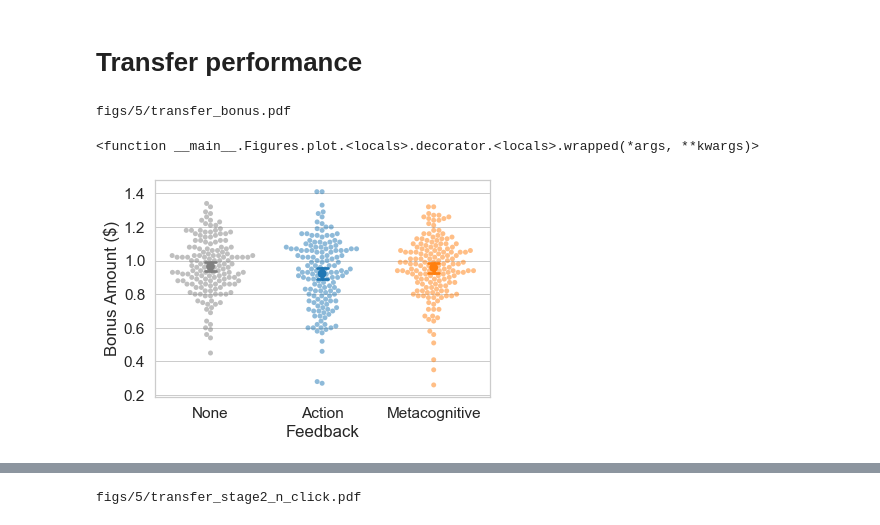
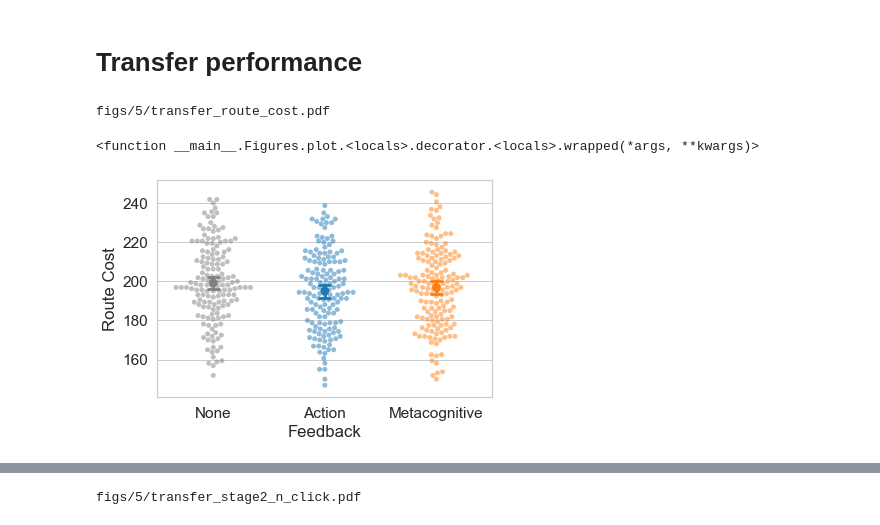
Before and after one commit to fredcallaway/ai-for-improving-human-planning, a Jupyter notebook: analysis/exp5.ipynb, the cells around one changed output, grey strips where cells are left out. Saved outputs shown, nothing was run; the diff lists cells and outputs as text; code cells hidden in the pictures.

```diff
--- a/analysis/exp5.ipynb
+++ b/analysis/exp5.ipynb
@@ -58,6 +58,9 @@ pdf['bonus'] = bonus
 stage2['n_click'] = stage2.reveals.apply(len)
 pdf['stage1_n_click'] = stage1.groupby('wid').n_clicks.mean()
 pdf['stage2_n_click'] = stage2.groupby('wid').n_click.mean()
+pdf['route_cost'] = stage2.groupby('wid').route_cost.mean()
+
+nice_names['route_cost'] = 'Route Cost'
 # %% [markdown]
 # Demographics
 # %%
@@ -112,9 +115,9 @@ def plot_transfer(outcome):
     plt.ylabel(nice_names[outcome])
     # test = 'Test' if EXPERIMENT == 1 else 'Transfer'
     reformat_labels()
-
-figure(outcome='bonus')(plot_transfer)
-# %% [output]
-figs/5/transfer_bonus.pdf
-<function __main__.Figures.plot.<locals>.decorator.<locals>.wrapped(*args, **kwargs)>
-[figure, removed]
+# %%
+figure(outcome='route_cost')(plot_transfer)
+# %% [output]
+figs/5/transfer_route_cost.pdf
+<function __main__.Figures.plot.<locals>.decorator.<locals>.wrapped(*args, **kwargs)>
+[figure, added]
```
Also changed, not shown: parts of 5 cells of this notebook, 2 other files.
